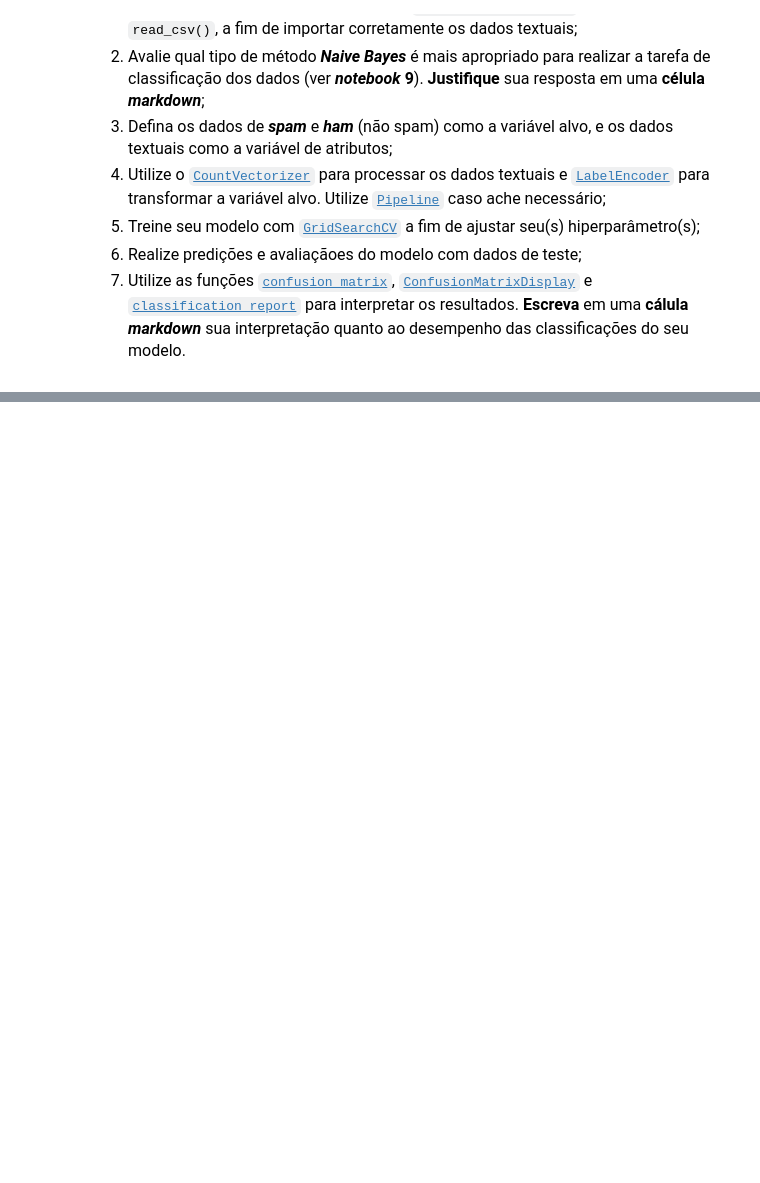
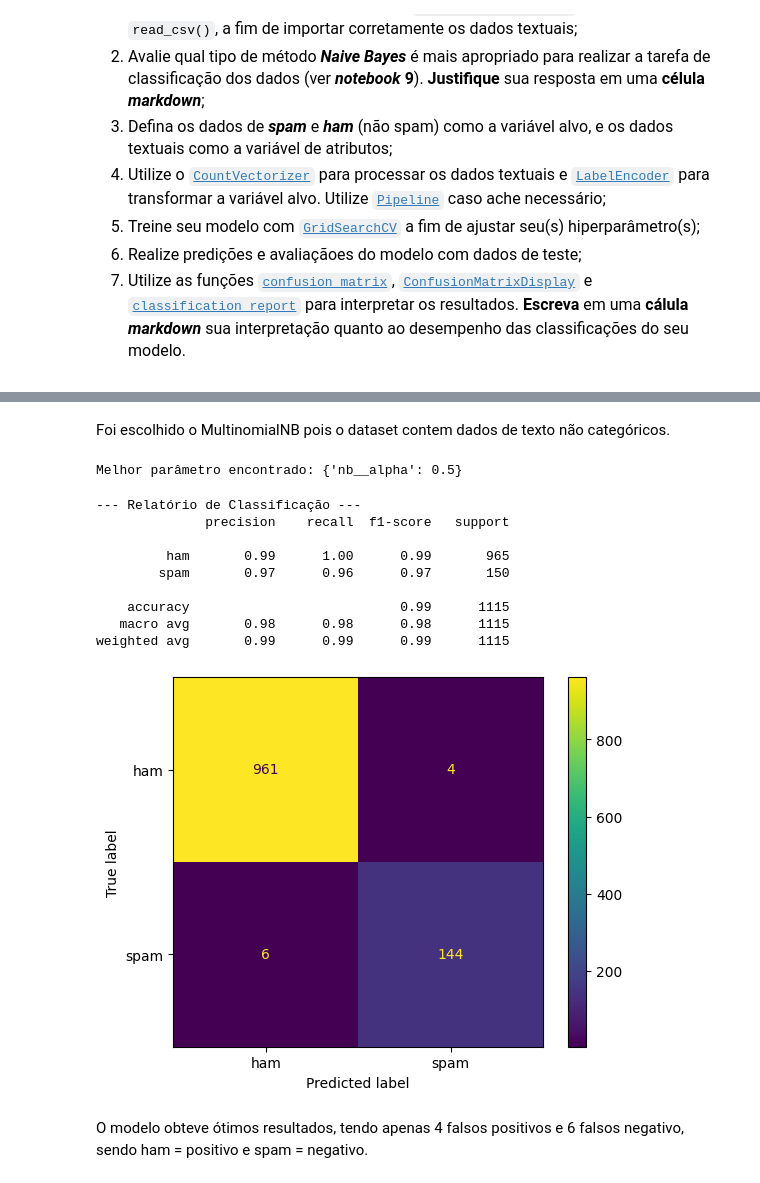
Before and after one commit to DanielBR0612/supervised-machine-learning, a Jupyter notebook: atividade_2.2.ipynb, the cells around one changed output, grey strips where cells are left out. Saved outputs shown, nothing was run; the diff lists cells and outputs as text; code cells hidden in the pictures; blank space fills up the shorter version.

```diff
--- a/atividade_2.2.ipynb
+++ b/atividade_2.2.ipynb
@@ -100,0 +125,3 @@ Com base no *dataset* de [Spams](https://www.kaggle.com/datasets/uciml/sms-spam-
+# %%
+spams = spams.drop(spams.columns[spams.columns.str.contains('unnamed', case=False)], axis=1)
+spams
@@ -100,0 +142,52 @@ Com base no *dataset* de [Spams](https://www.kaggle.com/datasets/uciml/sms-spam-
+# %%
+y_spam = spams["v1"]
+X_spam = spams["v2"]
+
+le_spam = LabelEncoder()
+y_spam_encoded = le.fit_transform(y_spam)
+
+X_train_spam, X_dev_spam, y_train_spam, y_dev_spam = train_test_split(X_spam, y_spam_encoded, test_size=0.4, stratify=y_spam_encoded, random_state=42)
+X_val_spam, X_test_spam, y_val_spam, y_test_spam = train_test_split(X_dev_spam, y_dev_spam, test_size=0.5, stratify=y_dev_spam, random_state=42)
+# %% [markdown]
+Foi escolhido o MultinomialNB pois o dataset contem dados de texto não categóricos.
+# %%
+pipeline_spam_nb = Pipeline([
+    ('encoder', CountVectorizer()),
+    ('nb', MultinomialNB())
+])
+# %%
+param_grid = {
+    'nb__alpha': [0.1, 0.5, 1, 3, 5, 7, 9, 11, 13, 15]
+}
+
+grid_spam_nb = GridSearchCV(pipeline_spam_nb, param_grid, cv=5, scoring='accuracy')
+
+grid_spam_nb.fit(X_train_spam, y_train_spam)
+
+print(f"Melhor parâmetro encontrado: {grid_spam_nb.best_params_}")
+# %% [output]
+Melhor parâmetro encontrado: {'nb__alpha': 0.5}
+# %%
+y_pred_spam = grid_spam_nb.predict(X_test_spam)
+
+print("\n--- Relatório de Classificação ---")
+print(classification_report(y_test_spam, y_pred_spam, target_names=le.classes_))
+
+cm_spam = confusion_matrix(y_test_spam, y_pred_spam)
+disp_spam = ConfusionMatrixDisplay(confusion_matrix=cm_spam, display_labels=le.classes_)
+
+disp_spam.plot()
+plt.show()
+# %% [output]
+--- Relatório de Classificação ---
+              precision    recall  f1-score   support
+
+         ham       0.99      1.00      0.99       965
+        spam       0.97      0.96      0.97       150
+
+    accuracy                           0.99      1115
+   macro avg       0.98      0.98      0.98      1115
+weighted avg       0.99      0.99      0.99      1115
+[figure, added]
+# %% [markdown]
+O modelo obteve ótimos resultados, tendo apenas 4 falsos positivos e 6 falsos negativo, sendo ham = positivo e spam = negativo.
```
Also changed, not shown: parts of 5 cells of this notebook.
